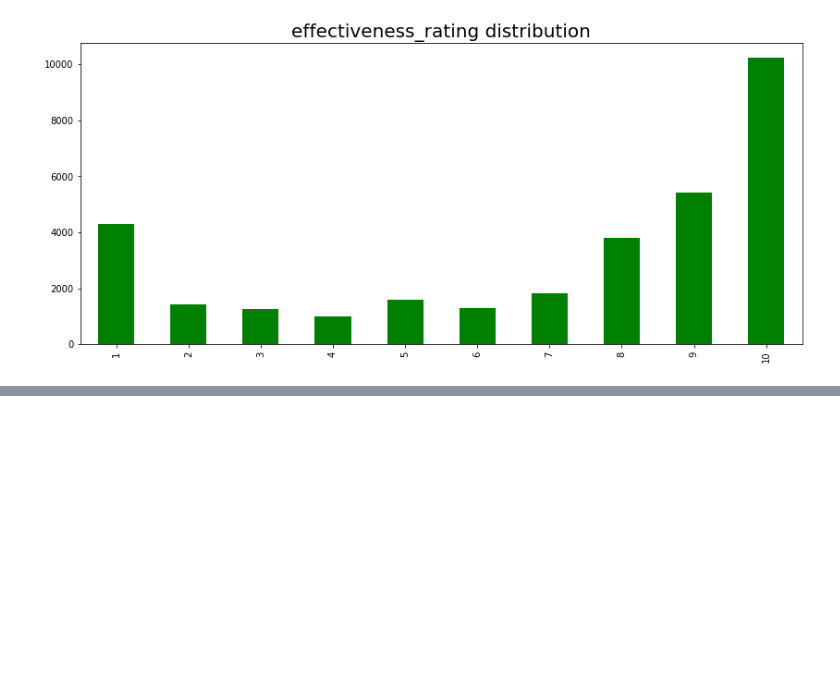
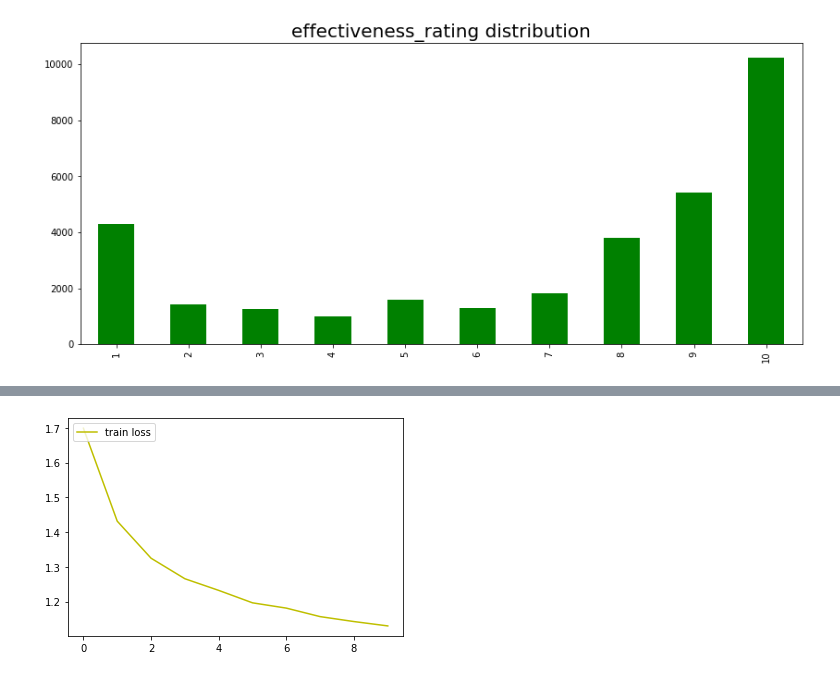
Before and after one commit to utkarshsharma1/reviews_ratings, a Jupyter notebook: std_drugs_v2.ipynb, the cells around one changed output, grey strips where cells are left out. Saved outputs shown, nothing was run; the diff lists cells and outputs as text; code cells hidden in the pictures; blank space fills up the shorter version.

```diff
--- a/std_drugs_v2.ipynb
+++ b/std_drugs_v2.ipynb
@@ -44,0 +165,3 @@ plt.show()
+# %%
+y_train = df_train.base_score
+y_train
@@ -44,0 +194,3 @@ plt.show()
+# %%
+def root_mean_squared_error(y_true, y_pred):
+        return K.sqrt(K.mean(K.square(y_pred - y_true), axis=-1))
@@ -44,0 +238,3 @@ plt.show()
+# %%
+# 4. Train model
+hist = model.fit(train_data_features.toarray(), y_train, epochs=10, batch_size=64)
@@ -44,0 +259,25 @@ plt.show()
+# %%
+fig, loss_ax = plt.subplots()
+
+#acc_ax = loss_ax.twinx()
+
+#loss_ax.set_ylim([0.0, 1.0])
+#acc_ax.set_ylim([0.0, 1.0])
+
+loss_ax.plot(hist.history['loss'], 'y', label='train loss')
+acc_ax.plot(hist.history['mean_absolute_error'], 'b', label='train acc')
+
+#loss_ax.set_xlabel('epoch')
+#loss_ax.set_ylabel('loss')
+#acc_ax.set_ylabel('mean_absolute_error')
+
+loss_ax.legend(loc='upper left')
+acc_ax.legend(loc='lower left')
+
+plt.show()
+
+# 6. Evaluation
+#loss_and_metrics = model.evaluate(test_data_features, y_test, batch_size=32)
+#print('loss_and_metrics : ' + str(loss_and_metrics))
+# %% [output]
+[figure, added]
```
Also changed, not shown: parts of 28 cells of this notebook.
